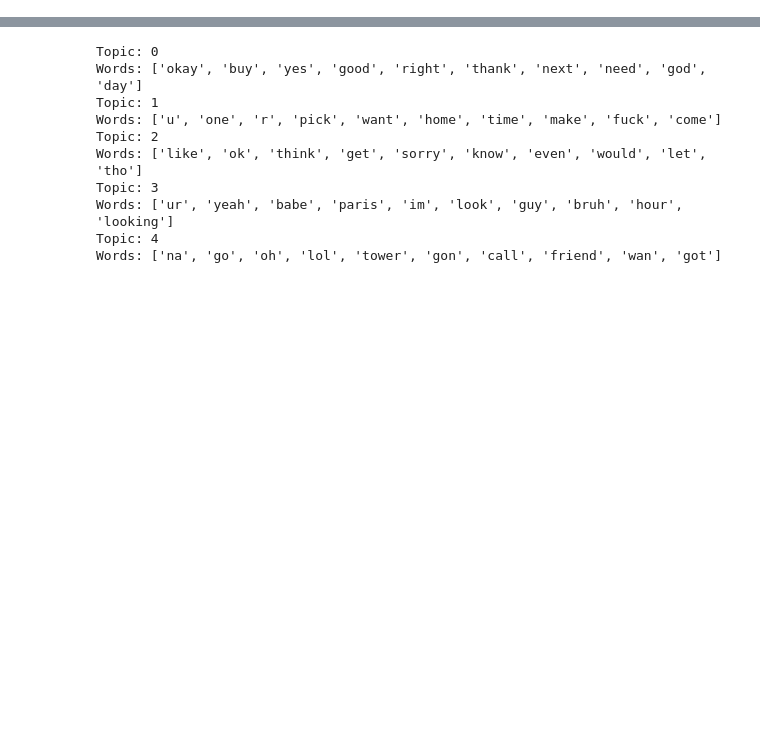
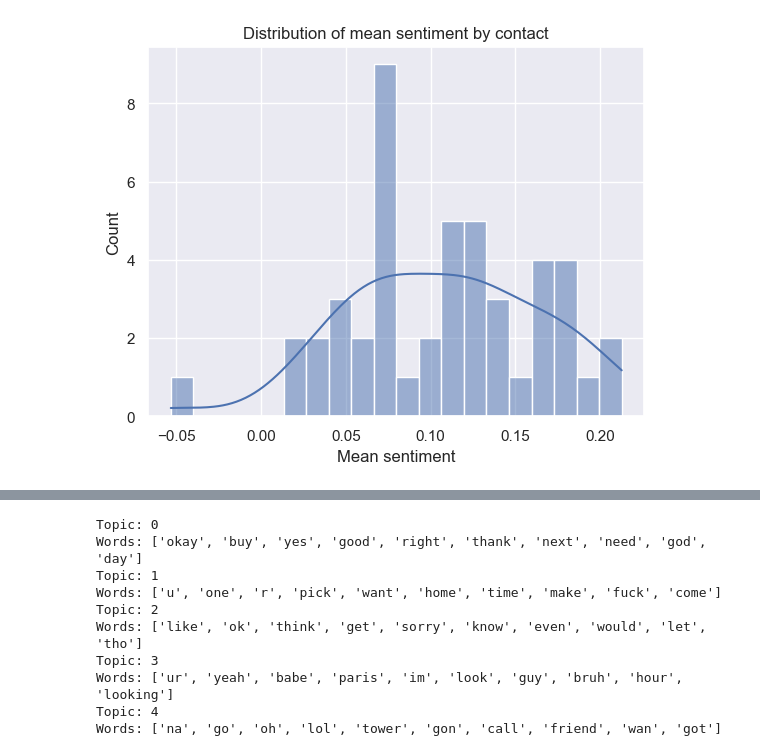
Before and after one commit to rustom/message-analysis, a Jupyter notebook: exploration.ipynb, the cells around one changed output, grey strips where cells are left out. Saved outputs shown, nothing was run; the diff lists cells and outputs as text; code cells hidden in the pictures; blank space fills up the shorter version.

```diff
--- a/exploration.ipynb
+++ b/exploration.ipynb
@@ -71,0 +165,10 @@ data = data.dropna()
+# %%
+name_groupby = df.groupby('name').agg(num_messages=('compound_sentiment', 'size'), mean_compound_sentiment=('compound_sentiment', 'mean'), mean_message_length=('message_length', 'mean'), proportion_from_me=('is_from_me', 'mean')).reset_index()
+# %%
+sns.histplot(name_groupby.mean_compound_sentiment, kde=True, bins=20)
+plt.xlabel('Mean sentiment')
+plt.ylabel('Count')
+plt.title('Distribution of mean sentiment by contact')
+plt.show()
+# %% [output]
+[figure, added]
```
Also changed, not shown: parts of 44 cells of this notebook, 2 other files.
